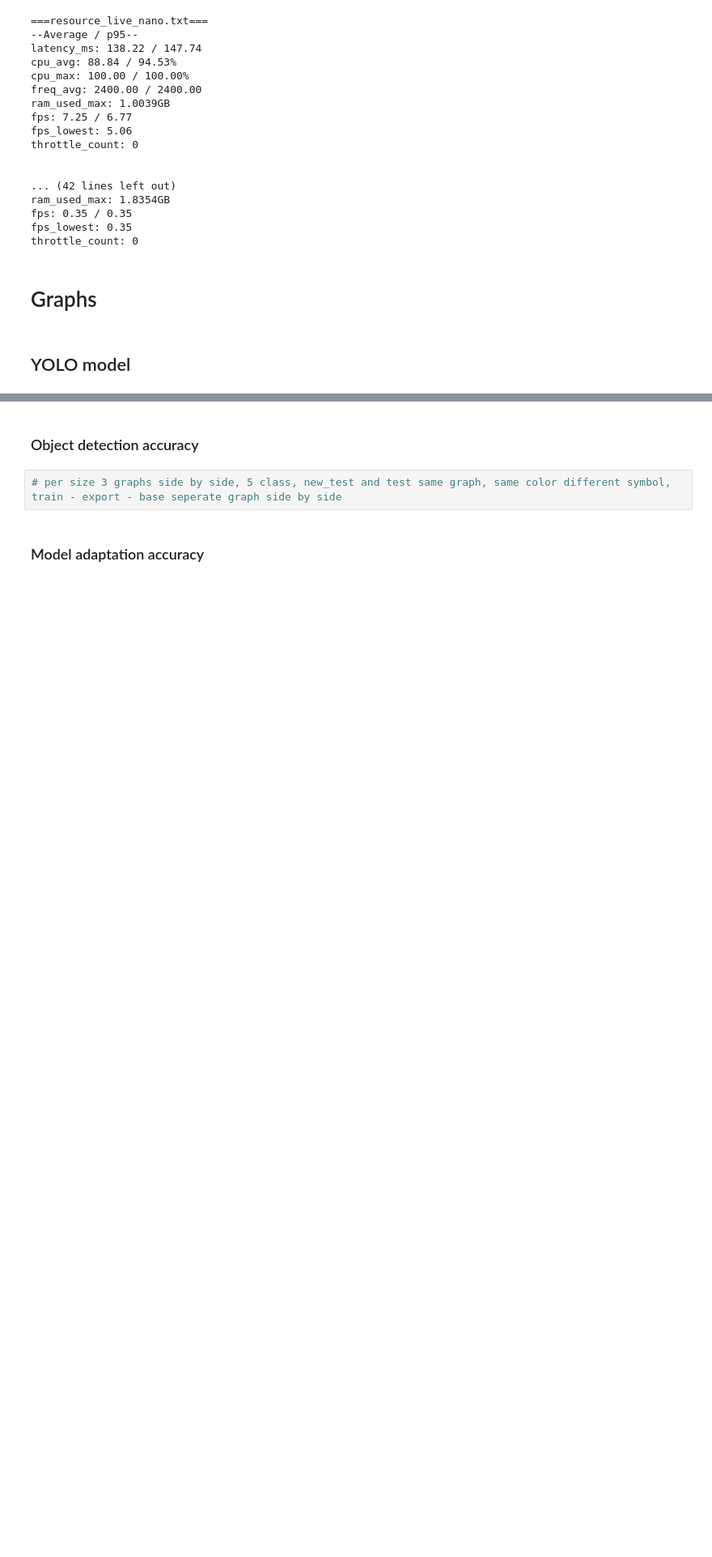
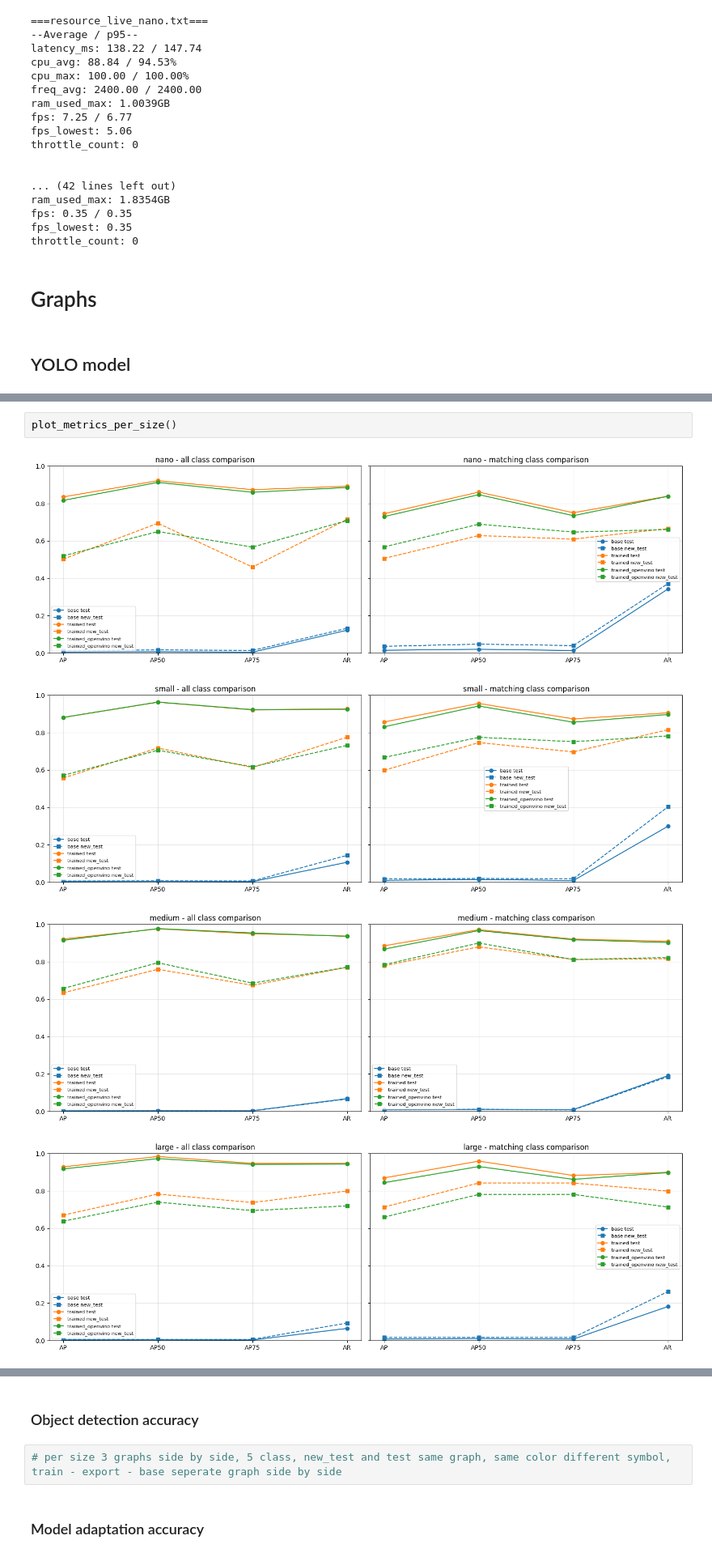
Before and after one commit to KlaidasKaralevicius/Bachelors_Thesis, a Jupyter notebook: code/test.ipynb, the cells around one changed output, grey strips where cells are left out. Shown at 81% size. Cells and saved outputs as stored; diff of their text form; blank space fills up the shorter version.

```diff
--- a/code/test.ipynb
+++ b/code/test.ipynb
@@ -781,0 +1166,7 @@ throttle_count: 0
+# %%
+plot_metrics_per_size()
+# %% [output]
+[figure, added]
+[figure, added]
+[figure, added]
+[figure, added]
```
Also changed, not shown: parts of 13 cells of this notebook.
